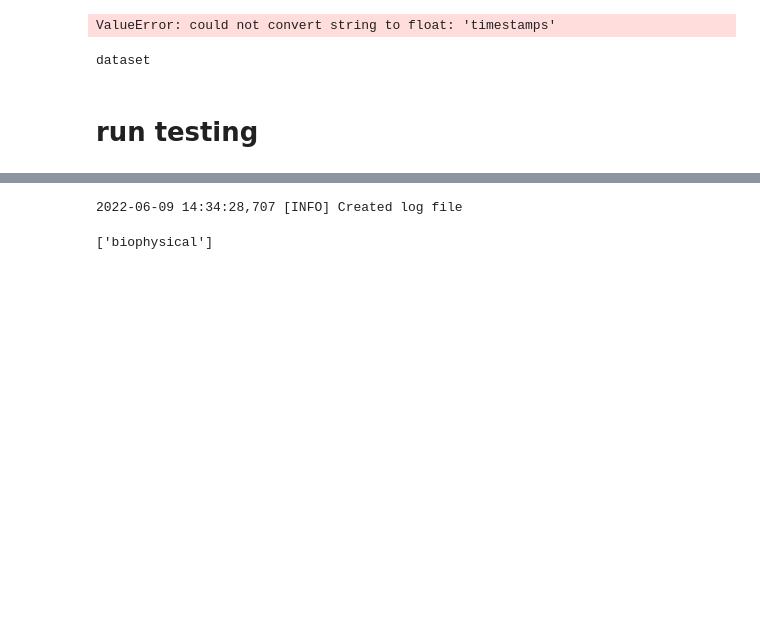
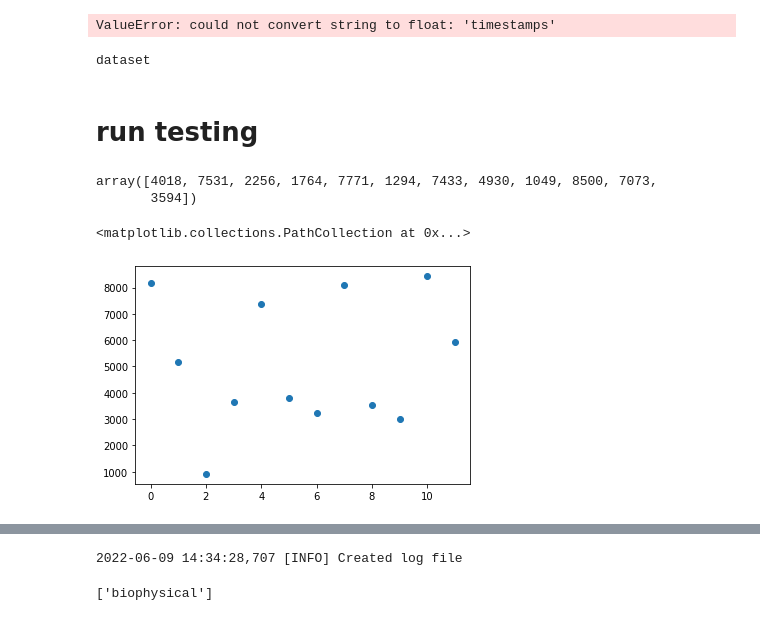
Before and after one commit to ddopp4877/CA1_model_testing, a Jupyter notebook: CA1_exploration.ipynb, the cells around one changed output, grey strips where cells are left out. Saved outputs shown, nothing was run; the diff lists cells and outputs as text; code cells hidden in the pictures; blank space fills up the shorter version.

```diff
--- a/CA1_exploration.ipynb
+++ b/CA1_exploration.ipynb
@@ -613,0 +688,10 @@ dataset
+# %%
+inds
+# %% [output]
+array([4018, 7531, 2256, 1764, 7771, 1294, 7433, 4930, 1049, 8500, 7073,
+       3594])
+# %%
+plt.scatter(np.arange(0,len(inds)),inds)
+# %% [output]
+<matplotlib.collections.PathCollection at 0x...>
+[figure, added]
```
Also changed, not shown: parts of 16 cells of this notebook, 9 other files.
